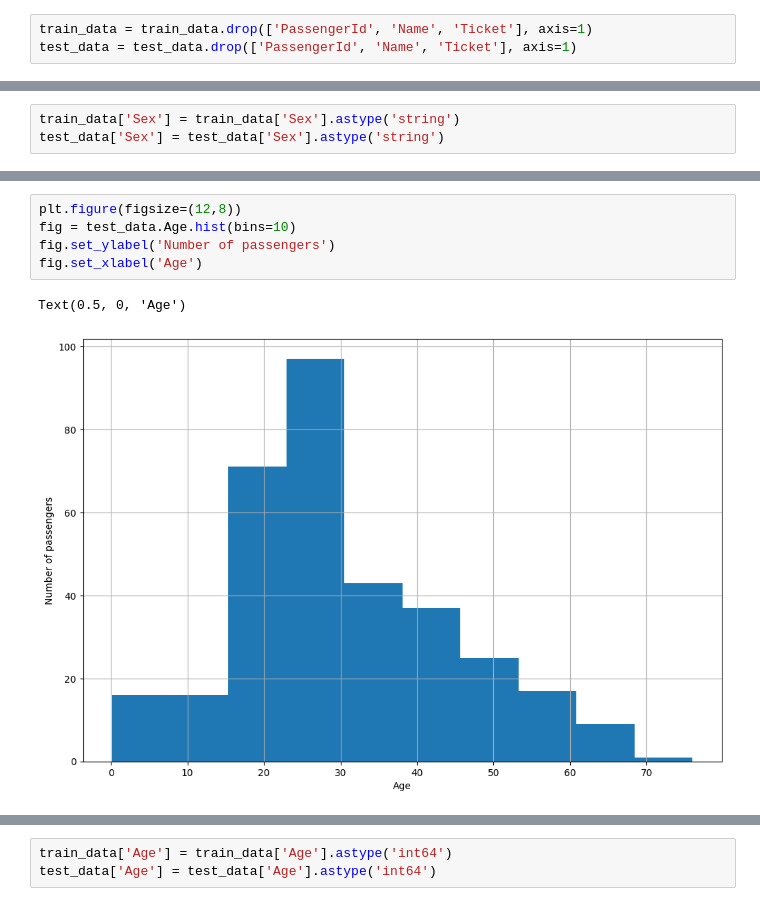
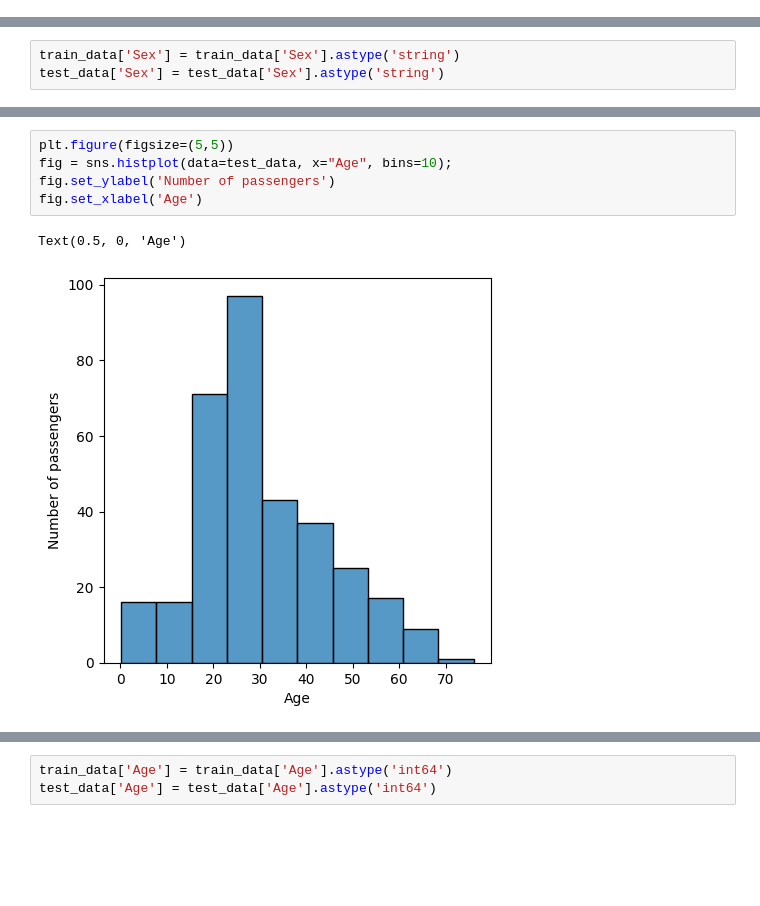
Before and after one commit to Arsiry/sigma-internship, a Jupyter notebook: kaggle-competitions/titanic.ipynb, the cells around one changed output, grey strips where cells are left out. Cells and saved outputs as stored; diff of their text form; blank space fills up the shorter version.

```diff
--- a/kaggle-competitions/titanic.ipynb
+++ b/kaggle-competitions/titanic.ipynb
@@ -61,3 +52,0 @@ test_data.head()
-# %%
-train_data = train_data.drop(['PassengerId', 'Name', 'Ticket'], axis=1)
-test_data = test_data.drop(['PassengerId', 'Name', 'Ticket'], axis=1)
@@ -179,11 +126,11 @@ Text(0.5, 0, 'Age')
 # %%
-plt.figure(figsize=(12,8))
-fig = test_data.Age.hist(bins=10)
+plt.figure(figsize=(5,5))
+fig = sns.histplot(data=test_data, x="Age", bins=10);
 fig.set_ylabel('Number of passengers')
 fig.set_xlabel('Age')
 # %% [output]
 Text(0.5, 0, 'Age')
-[figure, old version]
+[figure, new version]
 # %%
 # We can see that the Age distribution is skewed
 # So, we will use the median imputation
```
Also changed, not shown: parts of 75 cells of this notebook.
